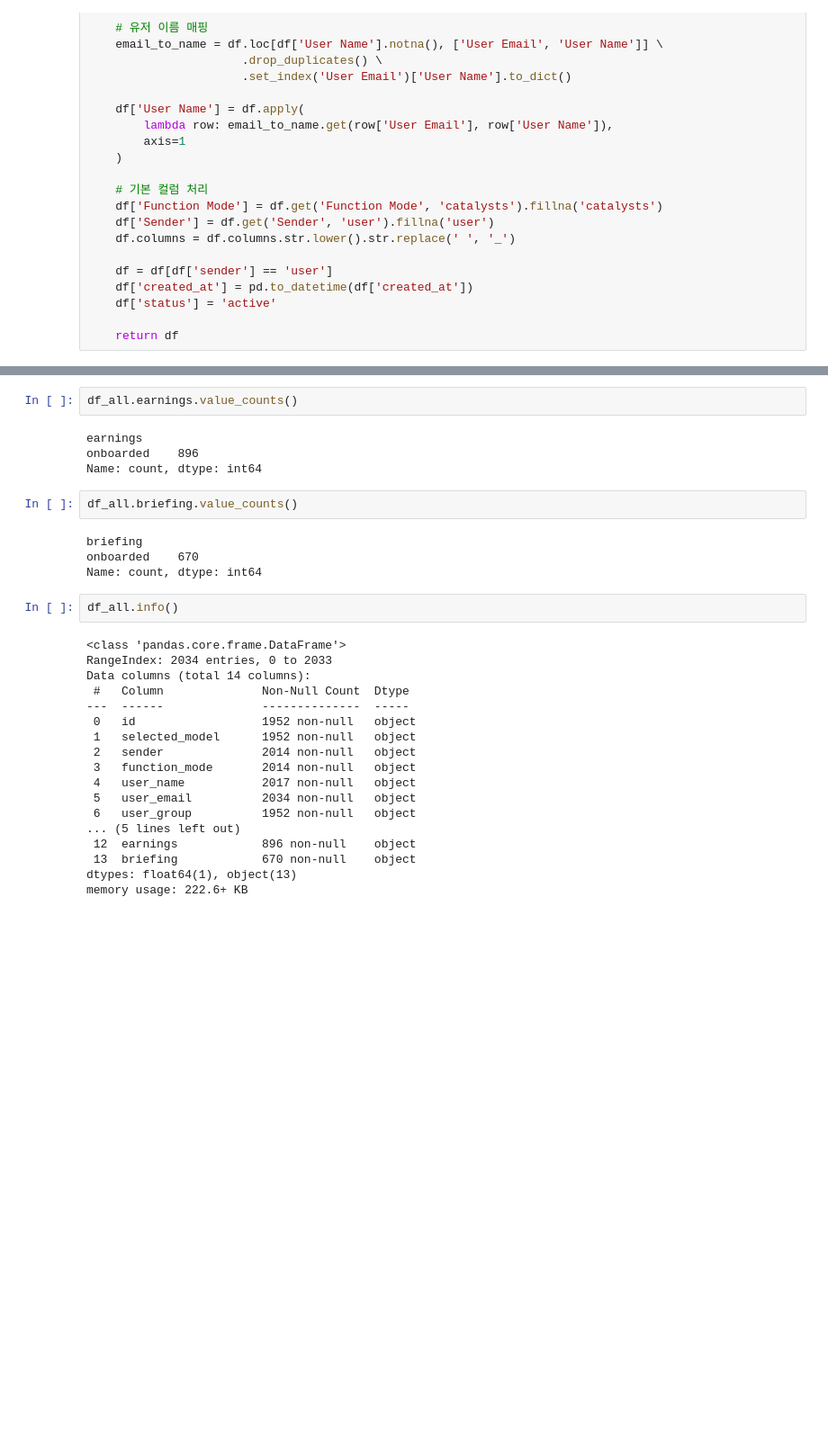
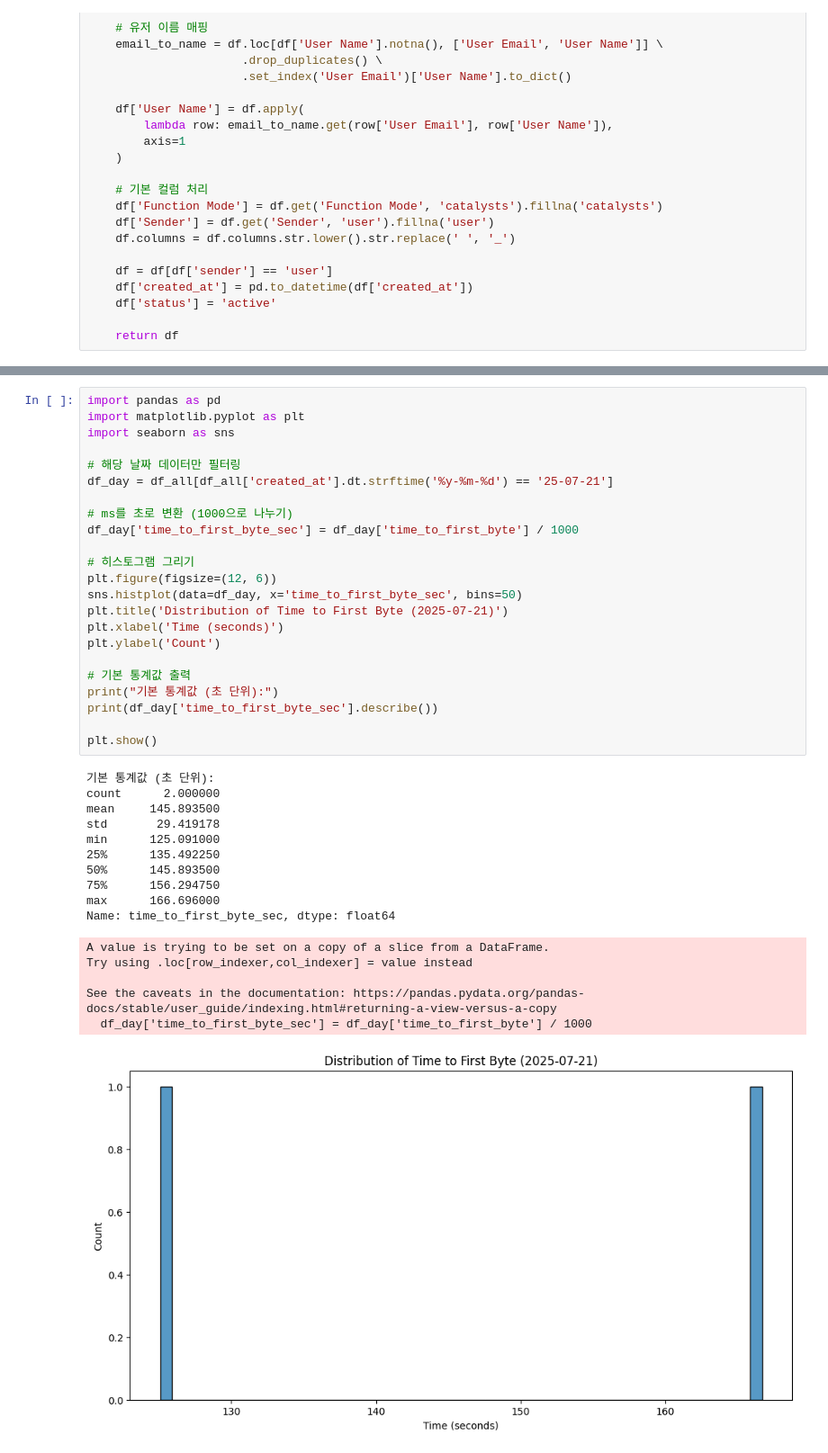
Before and after one commit to ghann670/Streamlit_dashboard, a Jupyter notebook: usage3.ipynb, the cells around one changed output, grey strips where cells are left out. Shown: that part at 90% size. Cells and saved outputs as stored; diff of their text form; blank space fills up the shorter version.

Commit message:
data

```diff
--- a/usage3.ipynb
+++ b/usage3.ipynb
@@ -230,32 +228,40 @@ null 값 개수: 725
-# %%
-df_all.earnings.value_counts()
-# %% [output]
-earnings
-onboarded    896
-Name: count, dtype: int64
-# %%
-df_all.briefing.value_counts()
-# %% [output]
-briefing
-onboarded    670
-Name: count, dtype: int64
-# %%
-df_all.info()
-# %% [output]
-<class 'pandas.core.frame.DataFrame'>
-RangeIndex: 2034 entries, 0 to 2033
-Data columns (total 14 columns):
- #   Column              Non-Null Count  Dtype
----  ------              --------------  -----
- 0   id                  1952 non-null   object
- 1   selected_model      1952 non-null   object
- 2   sender              2014 non-null   object
- 3   function_mode       2014 non-null   object
- 4   user_name           2017 non-null   object
- 5   user_email          2034 non-null   object
- 6   user_group          1952 non-null   object
-... (5 lines left out)
- 12  earnings            896 non-null    object
- 13  briefing            670 non-null    object
-dtypes: float64(1), object(13)
-memory usage: 222.6+ KB
+# %%
+import pandas as pd
+import matplotlib.pyplot as plt
+import seaborn as sns
+
+# 해당 날짜 데이터만 필터링
+df_day = df_all[df_all['created_at'].dt.strftime('%y-%m-%d') == '25-07-21']
+
+# ms를 초로 변환 (1000으로 나누기)
+df_day['time_to_first_byte_sec'] = df_day['time_to_first_byte'] / 1000
+
+# 히스토그램 그리기
+plt.figure(figsize=(12, 6))
+sns.histplot(data=df_day, x='time_to_first_byte_sec', bins=50)
+plt.title('Distribution of Time to First Byte (2025-07-21)')
+plt.xlabel('Time (seconds)')
+plt.ylabel('Count')
+
+# 기본 통계값 출력
+print("기본 통계값 (초 단위):")
+print(df_day['time_to_first_byte_sec'].describe())
+
+plt.show()
+# %% [output]
+기본 통계값 (초 단위):
+count      2.000000
+mean     145.893500
+std       29.419178
+min      125.091000
+25%      135.492250
+50%      145.893500
+75%      156.294750
+max      166.696000
+Name: time_to_first_byte_sec, dtype: float64
+A value is trying to be set on a copy of a slice from a DataFrame.
+Try using .loc[row_indexer,col_indexer] = value instead
+
+See the caveats in the documentation: https://pandas.pydata.org/pandas-docs/stable/user_guide/indexing.html#returning-a-view-versus-a-copy
+  df_day['time_to_first_byte_sec'] = df_day['time_to_first_byte'] / 1000
+[figure, added]
```
Also changed, not shown: parts of 3 cells of this notebook, 8 other files.
